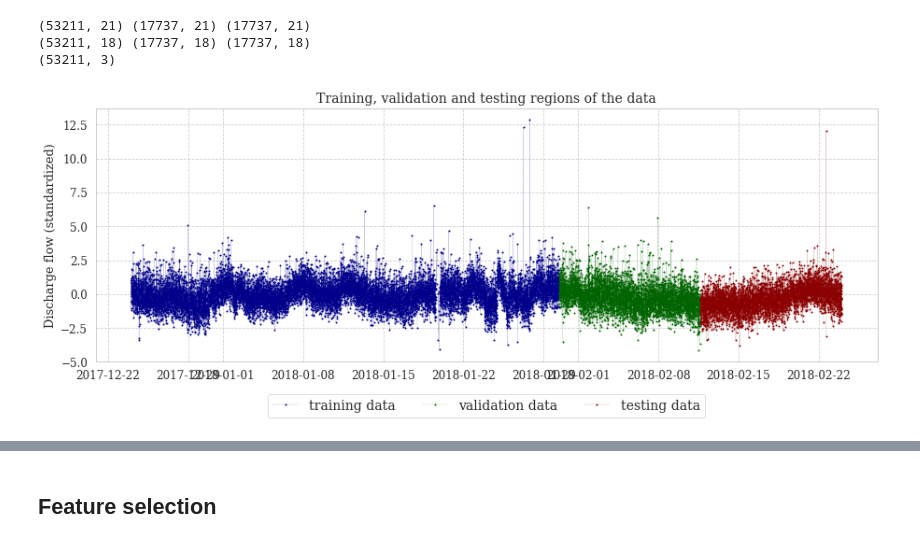
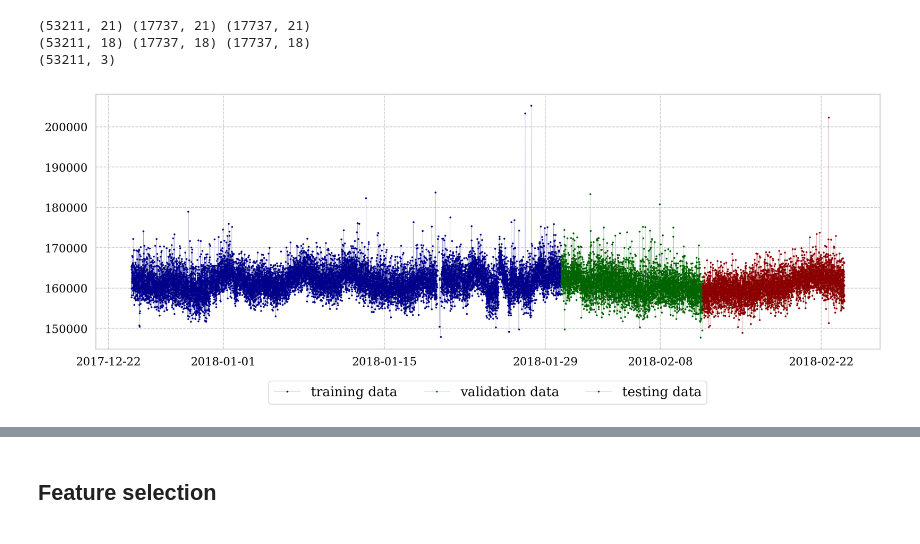
Before and after one commit to hreiten/master-thesis, a Jupyter notebook: src/preprocessing/data-reader.ipynb, the cells around one changed output, grey strips where cells are left out. Saved outputs shown, nothing was run; the diff lists cells and outputs as text; code cells hidden in the pictures.

```diff
--- a/src/preprocessing/data-reader.ipynb
+++ b/src/preprocessing/data-reader.ipynb
@@ -365,8 +386,8 @@ data_amelia.columns = data_imp.columns
 
 # if not all columns have 0 NA, use forward filling
 if not np.all(data_amelia.isna().sum() == 0):
-    data_amelia = data.fillna(method="ffill")
-    data_amelia = data.fillna(method="backfill")
+    data_amelia = data_amelia.fillna(method="ffill")
+    data_amelia = data_amelia.fillna(method="backfill")
 
 assert np.all(data_amelia.isna().sum() == 0)
 
@@ -548,28 +569,28 @@ print(y_train.shape)
 # %%
 # plot the regions for a feature
 target = 0 # the flow
 delta = 5
 
 plt.figure(figsize=(15,5))
 
 # training data
 plt.plot(DTIMESTAMPS[:train_size:delta],
-         data_train.values[::delta, target],
+         data_train.values[::delta, target]*stds[target] + means[target],
          marker="o", ms=1, lw = 0.1, c="darkblue", ls="-", label="training data")
 
 # validation data
 plt.plot(DTIMESTAMPS[train_size:-test_size:delta],
-         data_valid.values[::delta, target],
+         data_valid.values[::delta, target]*stds[target] + means[target],
          marker="o", ms=1, lw = 0.1, c="darkgreen", ls="-", label="validation data")
 
 # testing data
 plt.plot(DTIMESTAMPS[-test_size::delta],
-         data_test.values[::delta, target],
+         data_test.values[::delta, target]*stds[target] + means[target],
          marker="o", ms=1, lw = 0.1, c="darkred", ls="-", label="testing data")
 
-plt.ylabel("Discharge flow (standardized)")
+#plt.ylabel("Discharge flow ")
 plt.legend(frameon=True, loc='upper center', bbox_to_anchor=(0.5,-0.1), ncol=3)
-plt.title("Training, validation and testing regions of the data")
+plt.xticks(plt.xticks()[0][::2])
 plt.show()
 # %% [output]
-[figure, old version]
+[figure, new version]
```
Also changed, not shown: parts of 10 cells of this notebook, 14 other files.
